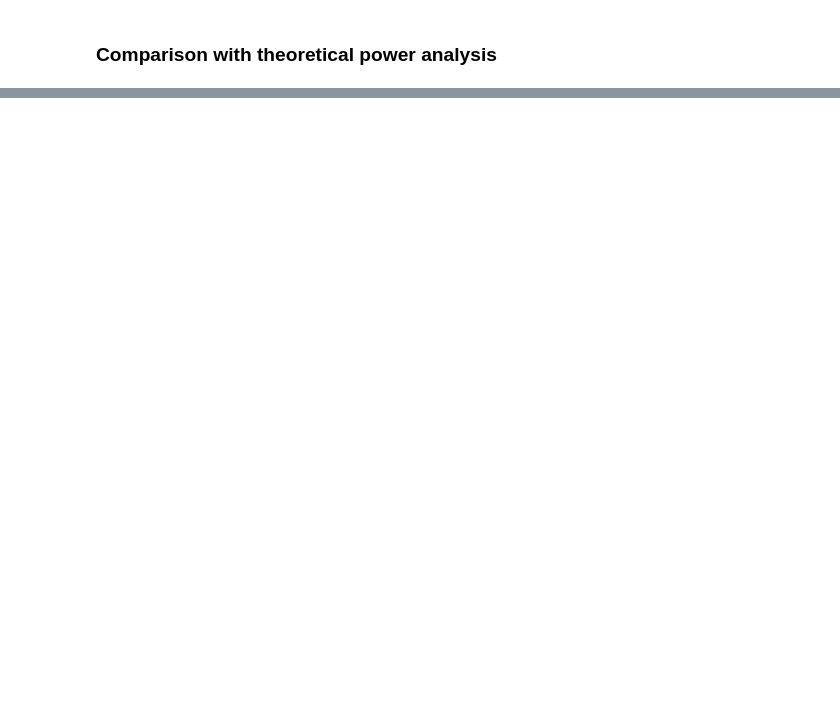
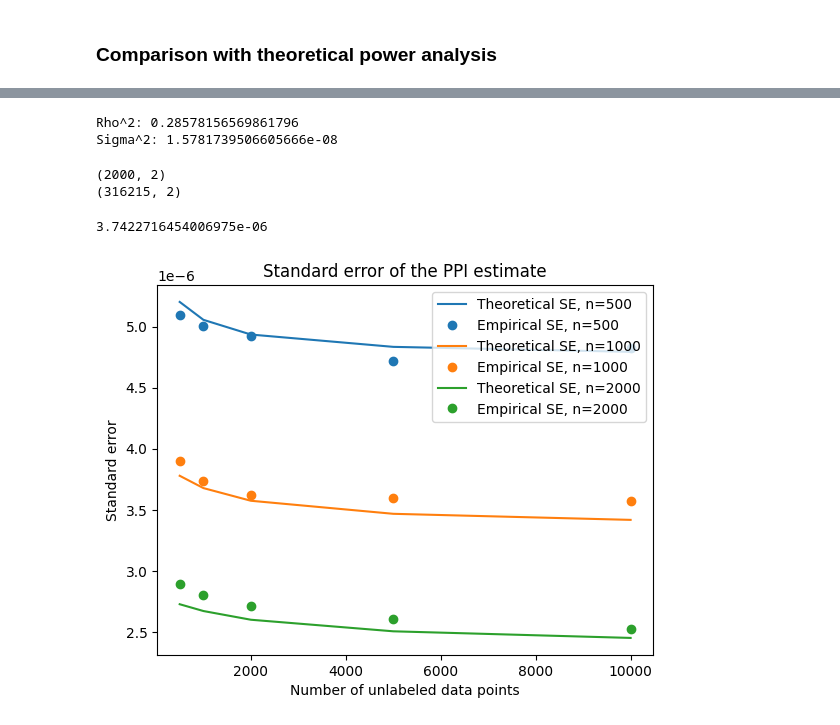
Before and after one commit to Michael-Howes/ppi_py, a Jupyter notebook: examples/census_healthcare.ipynb, the cells around one changed output, grey strips where cells are left out. Drawn from its saved outputs; the diff is of its cells as text; code cells hidden in the pictures; blank space fills up the shorter version.

```diff
--- a/examples/census_healthcare.ipynb
+++ b/examples/census_healthcare.ipynb
@@ -246,0 +413,12 @@ ImportError: cannot import name '_logistic_get_stats' from 'ppi_py' (c:\Users\mi
+# %%
+grads_ = grads - np.mean(grads, axis=0)
+grads_hat_ = grads_hat - np.mean(grads_hat, axis=0)
+rho_sq = (inv_hessian @ grads_.T @ grads_hat_ @ inv_hessian)[coordinate, coordinate]**2
+rho_sq /= (inv_hessian @ grads_.T @ grads_ @ inv_hessian)[coordinate, coordinate] * (inv_hessian @ grads_hat_.T @ grads_hat_ @ inv_hessian)[coordinate, coordinate]
+print(f"Rho^2: {rho_sq}")
+
+sigma_sq = (inv_hessian @ grads_.T @ grads_ @ inv_hessian)[coordinate, coordinate]/grads_.shape[0]
+print(f"Sigma^2: {sigma_sq}")
+# %% [output]
+Rho^2: 0.28578156569861796
+Sigma^2: 1.5781739506605666e-08
@@ -246,0 +453,45 @@ ImportError: cannot import name '_logistic_get_stats' from 'ppi_py' (c:\Users\mi
+# %%
+ns = np.array([500, 1000, 2000])
+n_max = ns.max()
+rand_idx = np.random.permutation(Y_total.shape[0])
+Y = Y_total[rand_idx[:n_max]]
+X = X_total[rand_idx[:n_max], :]
+print(X.shape)
+Yhat = Yhat_total[rand_idx[:n_max]]
+
+Yhat_unlabeled = Yhat_total[rand_idx[n_max:]]
+X_unlabeled = X_total[rand_idx[n_max:],:]
+print(X_unlabeled.shape)
+
+N_max = Yhat_unlabeled.shape[0]
+# %% [output]
+(2000, 2)
+(316215, 2)
+# %%
+estimate_SE(1000, n_max, 1000, N_max, Y, Yhat, X, Yhat_unlabeled, X_unlabeled)
+# %% [output]
+3.7422716454006975e-06
+# %%
+Ns = np.array([500, 1000, 2000, 5000, 10000])
+num_trials = 100
+theoretical_SEs = np.zeros((ns.shape[0], Ns.shape[0]))
+empirical_SEs = np.zeros((ns.shape[0], Ns.shape[0], num_trials))
+for i in range(ns.shape[0]):
+    for j in range(Ns.shape[0]):
+        theoretical_SEs[i,j] = compute_SE(ns[i], Ns[j],  rho_sq, sigma_sq)
+        for k in tqdm(range(num_trials)):
+            empirical_SEs[i,j,k] = estimate_SE(ns[i], n_max, Ns[j], N_max, Y, Yhat, X, Yhat_unlabeled, X_unlabeled)
+# %%
+for i in range(ns.shape[0]):
+    color = next(plt.gca()._get_lines.prop_cycler)['color']
+    plt.plot(Ns, theoretical_SEs[i,:], label=f"Theoretical SE, n={ns[i]}", color=color)
+    plt.plot(Ns, empirical_SEs[i,:,:].mean(axis = 1), 'o', label=f"Empirical SE, n={ns[i]}", color=color)
+
+
+plt.legend()
+plt.xlabel("Number of unlabeled data points")
+plt.ylabel("Standard error")
+plt.title("Standard error of the PPI estimate")
+plt.show()
+# %% [output]
+[figure, added]
```
Also changed, not shown: parts of 15 cells of this notebook, 1 other file.
